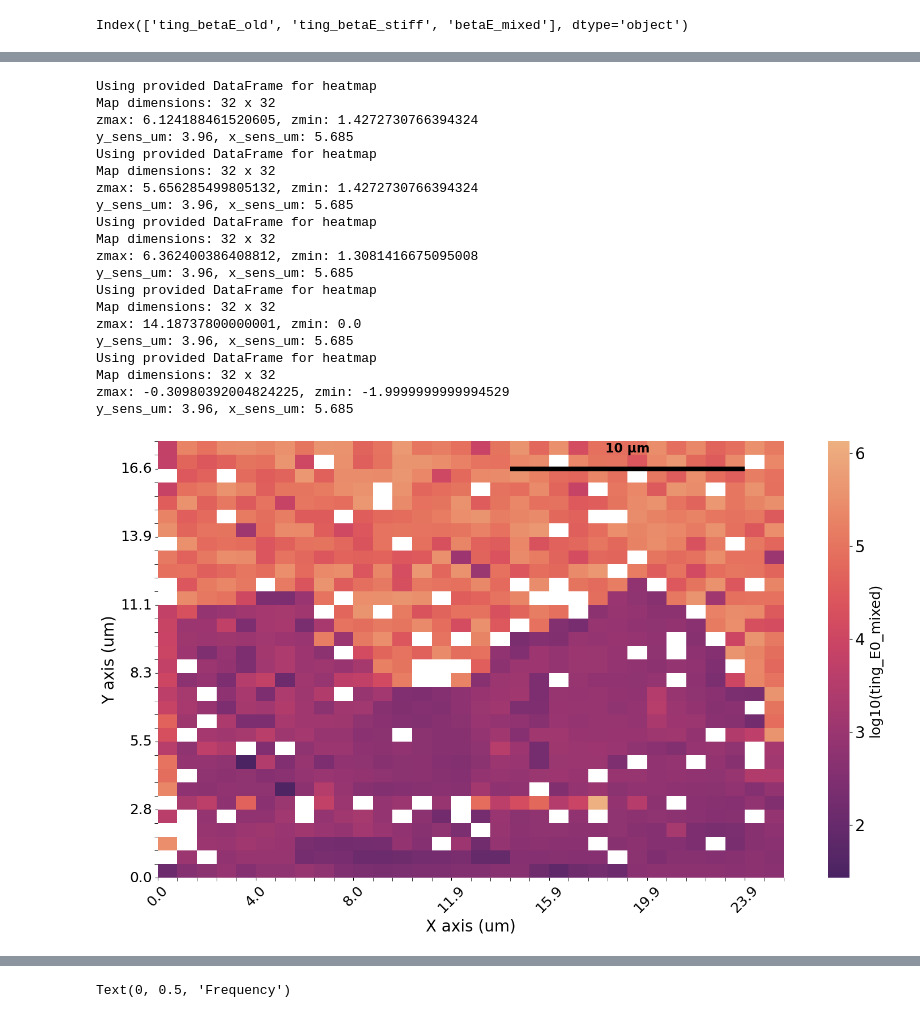
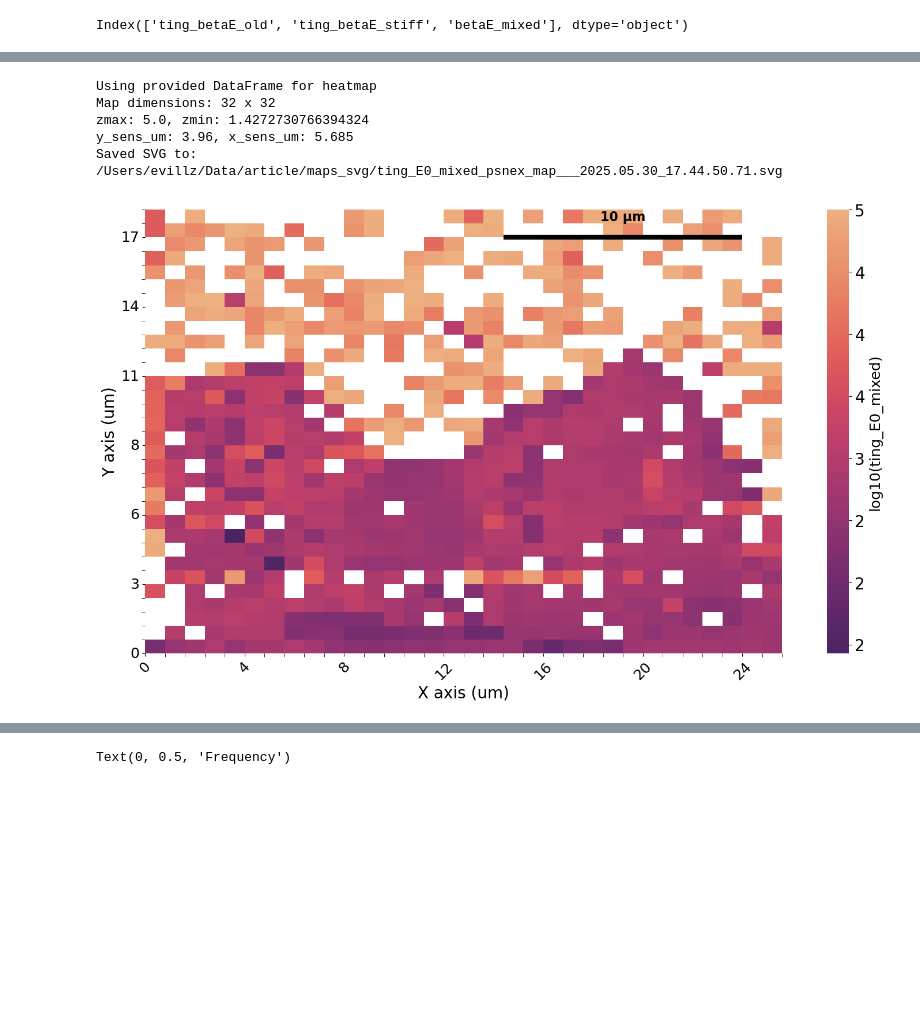
Before and after one commit to enzovill94/PyFMGUI_DyNaMo_tdms, a Jupyter notebook: Article_1/ctc_44_analysis_final.ipynb, the cells around one changed output, grey strips where cells are left out. Cells and saved outputs as stored; diff of their text form; code cells hidden in the pictures; blank space fills up the shorter version.

```diff
--- a/Article_1/ctc_44_analysis_final.ipynb
+++ b/Article_1/ctc_44_analysis_final.ipynb
@@ -73,3 +73,5 @@ df_dict_tdms, map_x_pix, map_y_pix, params = maps.load_map_file_square_tdms(map_
 # of files analyzed: 1024, closest shape: 32 x 32
  map metadata: map_x_step: 0.143, map_y_step: 0.143, map_x_init: 0.0, map_y_init: 0.0
  x_sens (um/V): 5.685, y_sens (um/V): 3.96, z_sens (um/V): 6.0, z_setpoint_trig (V): 7.60257
+# %%
+_ = maps.create_heatmap(df_dict_tdms, params=params)
@@ -120,7 +128,7 @@ map_file_path = '/Users/evillz/Data/article/maps_svg'
 # %%
 
 keys_list = ['ting_betaE_old', 'ting_betaE_stiff', 'betaE_mixed']
-logscale = [True, True, True]
+logscale = [True, True, False]
 for key_combined, logscale_value in zip(keys_list, logscale):
     df_temp, _ , _ = maps.create_heatmap(df_final_ting, value_key=key_combined, annot=False,
                             save_svg=True, svg_path=os.path.join(map_file_path, f'{key_combined}_{map_name}.svg'),
@@ -157,40 +176,26 @@ Saving CSV for betaE_mixed_psnex_map___2025.05.30_17.44.50.71.csv
 # %%
-keys_list = ['ting_E0_mixed', 'ting_E0_old', 'ting_E0_stiff', 'z_height_um_zero', 'betaE_mixed']
-logscale = [True, True, True, False, True]
+# keys_list = ['ting_E0_mixed', 'ting_E0_old', 'ting_E0_stiff', 'z_height_um_zero', 'betaE_mixed']
+# logscale = [True, True, True, False, True]
 
-
+keys_list = ['ting_E0_mixed']
+logscale = [True]
 
 for key_combined, logscale_value in zip(keys_list, logscale):
     df_temp, _ , _ = maps.create_heatmap(df_final_ting, value_key=key_combined, annot=False,
                             save_svg=False, svg_path=os.path.join(map_file_path, f'{key_combined}_{map_name}.svg'),
-                            cmap='flare_r', nan=True, lastColFirst=False, logscale=logscale_value, scale_axis=True)
+                            cmap='flare_r', nan=True, lastColFirst=False, logscale=logscale_value, scale_axis=True, zmax = 100000)
 
     # save csv file for each map
     # print (f'Saving CSV for {key_combined}_{map_name}.csv')
     # df_temp.to_csv(os.path.join(csv_file_path, f'{key_combined}_{map_name}.csv'), index=False)
     # save corresponding dataframe as csv file with all rows and columsn from df_temp dataframe
     # df_temp.to_csv(os.path.join(csv_file_path, f'{key_combined}_{map_name}_full.csv'), index=False)
 
     # save svg file for each map
 # %% [output]
 Using provided DataFrame for heatmap
 Map dimensions: 32 x 32
-zmax: 6.124188461520605, zmin: 1.4272730766394324
+zmax: 5.0, zmin: 1.4272730766394324
 y_sens_um: 3.96, x_sens_um: 5.685
-Using provided DataFrame for heatmap
-Map dimensions: 32 x 32
-zmax: 5.656285499805132, zmin: 1.4272730766394324
-y_sens_um: 3.96, x_sens_um: 5.685
-Using provided DataFrame for heatmap
-Map dimensions: 32 x 32
-zmax: 6.362400386408812, zmin: 1.3081416675095008
-y_sens_um: 3.96, x_sens_um: 5.685
-Using provided DataFrame for heatmap
-Map dimensions: 32 x 32
-zmax: 14.18737800000001, zmin: 0.0
-y_sens_um: 3.96, x_sens_um: 5.685
-Using provided DataFrame for heatmap
-Map dimensions: 32 x 32
-zmax: -0.30980392004824225, zmin: -1.9999999999994529
-y_sens_um: 3.96, x_sens_um: 5.685
+Saved SVG to: /Users/evillz/Data/article/maps_svg/ting_E0_mixed_psnex_map___2025.05.30_17.44.50.71.svg
-[figure, old version]
+[figure, new version]
```
Also changed, not shown: parts of 16 cells of this notebook, 15 other files.
